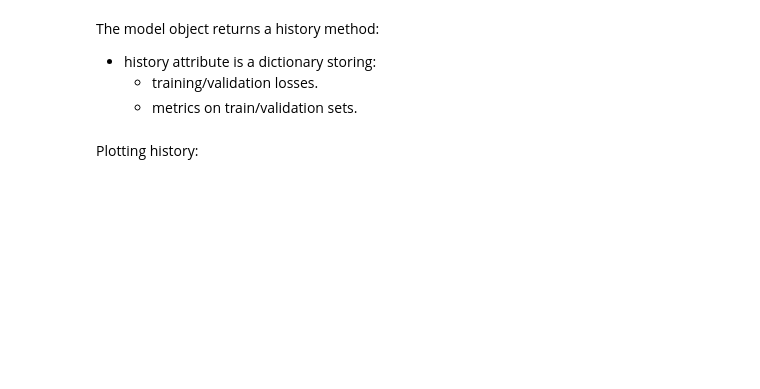
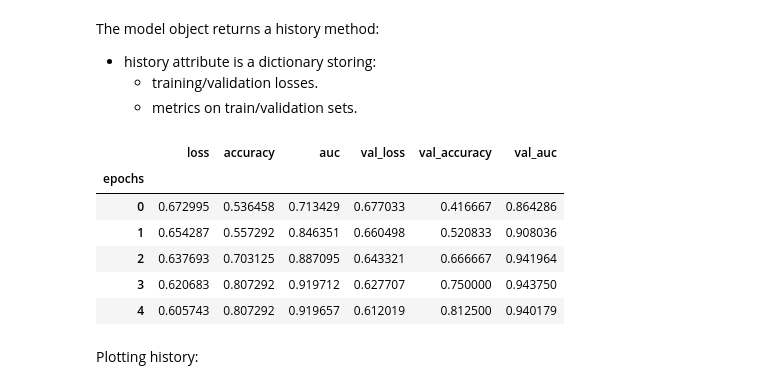
Before and after one commit to LMK08/NYC-DS-080723, a Jupyter notebook: Phase4/Keras.ipynb, the cells around one changed output. Saved outputs shown, nothing was run; the diff lists cells and outputs as text; code cells hidden in the pictures; blank space fills up the shorter version.

```diff
--- a/Phase4/Keras.ipynb
+++ b/Phase4/Keras.ipynb
@@ -293,11 +342,19 @@ The model object returns a history method:
    - training/validation losses.
    - metrics on train/validation sets.
 # %%
-train_accuracy = history.history['loss']
-validation_accuracy = history.history['val_loss']
+train_loss = history.history['loss']
+validation_loss = history.history['val_loss']
 train_history = pd.DataFrame(history.history)
 train_history.index.name = 'epochs'
 train_history.head()
+# %% [output]
+|  | loss | accuracy | auc | val_loss | val_accuracy | val_auc |
+| epochs |  |  |  |  |  |  |
+| 0 | 0.672995 | 0.536458 | 0.713429 | 0.677033 | 0.416667 | 0.864286 |
+| 1 | 0.654287 | 0.557292 | 0.846351 | 0.660498 | 0.520833 | 0.908036 |
+| 2 | 0.637693 | 0.703125 | 0.887095 | 0.643321 | 0.666667 | 0.941964 |
+| 3 | 0.620683 | 0.807292 | 0.919712 | 0.627707 | 0.750000 | 0.943750 |
+| 4 | 0.605743 | 0.807292 | 0.919657 | 0.612019 | 0.812500 | 0.940179 |
 # %% [markdown]
 Plotting history:
 # %%
```
Also changed, not shown: parts of 21 cells of this notebook.
